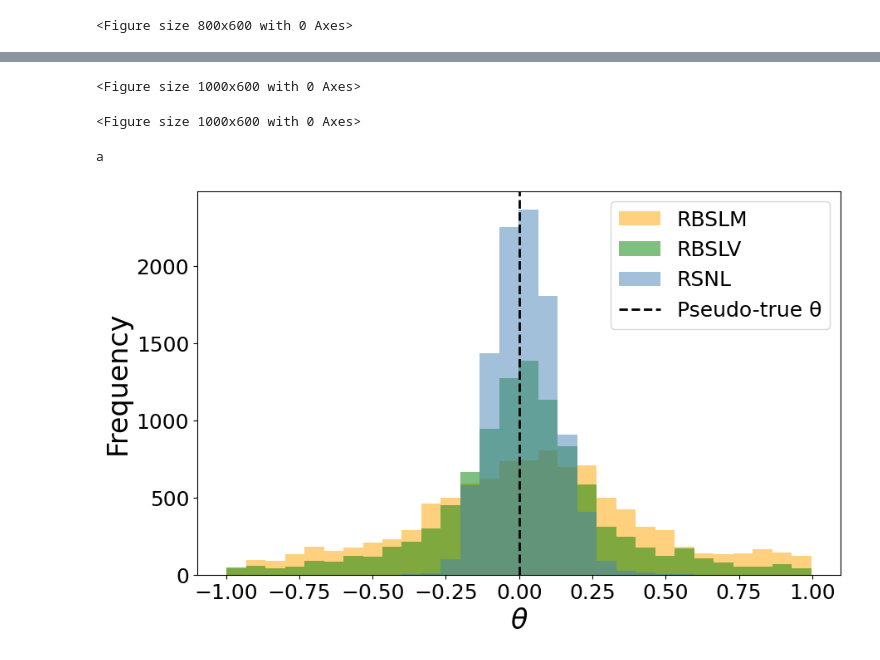
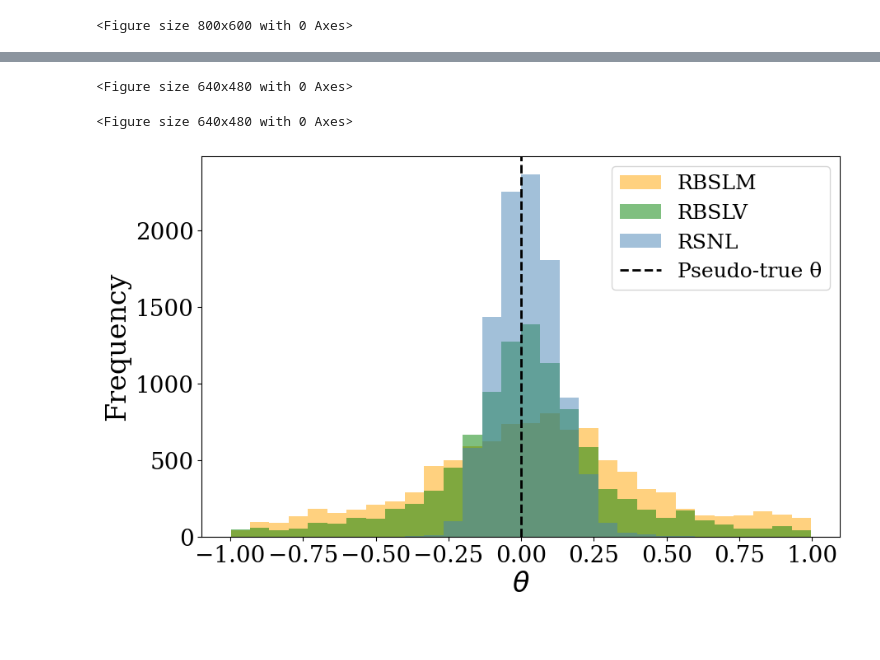
Before and after one commit to RyanJafefKelly/mm_sbi_review, a Jupyter notebook: notebooks/rbslm.ipynb, the cells around one changed output, grey strips where cells are left out. Cells and saved outputs as stored; diff of their text form; code cells hidden in the pictures; blank space fills up the shorter version.

```diff
--- a/notebooks/rbslm.ipynb
+++ b/notebooks/rbslm.ipynb
@@ -292,7 +292,16 @@ mbins = 30
 gamma_dict = dict(zip(['gamma_{}'.format(index) for index in range(rbsl_m.observed.size)], np.transpose(res_m.outputs['gamma'])))
 
 # Set global font size
-plt.rcParams.update({'font.size': 24})
+plt.rcParams.update({
+    # "text.usetex": True,  # Use LaTeX for text rendering
+    "font.family": "serif",  # Match LaTeX's default serif font
+    "font.size": 20,  # Adjust font size to match main text
+    "axes.labelsize": 20,  # Match axis label size
+    "axes.titlesize": 20,  # Match title size
+    "legend.fontsize": 18,  # Match legend font size
+    "xtick.labelsize": 20,  # Match tick label size
+    "ytick.labelsize": 20,  # Match tick label size
+})
 
 # Plot the marginal distributions
 for i, (key, values) in enumerate(gamma_dict.items()):
@@ -364,73 +385,99 @@ elfi.visualization.visualization.plot_marginals(gamma_dict, bins=mbins);
 # %%
 
-plt.rcParams.update({'font.size': 24})
-plt.figure(figsize=(10, 6))  # Set the figure size for better readability
-plt.hist(t1_samples_rbslm, density=True, bins=30, color='orange', alpha=0.75)  # Histogram with 30 bins
-plt.xlabel(r'$\theta$', fontsize=24)  # X-axis label
-plt.ylabel('Density', fontsize=24)  # Y-axis label
+plt.rcParams.update({
+    # "text.usetex": True,  # Use LaTeX for text rendering
+    "font.family": "serif",  # Match LaTeX's default serif font
+    "font.size": 20,  # Adjust font size to match main text
+    "axes.labelsize": 20,  # Match axis label size
+    "axes.titlesize": 20,  # Match title size
+    "legend.fontsize": 15,  # Match legend font size
+    "xtick.labelsize": 20,  # Match tick label size
+    "ytick.labelsize": 20,  # Match tick label size
+})
+# plt.figure(figsize=(10, 6))  # Set the figure size for better readability
+plt.hist(t1_samples_rbslm, bins=30, color='orange', alpha=0.75)  # Histogram with 30 bins
+plt.xlabel(r'$\theta$')  # X-axis label
+plt.ylabel('Frequency')  # Y-axis label
 # plt.title("RBSL-M", fontsize=24)  # Title
 # plt.grid(True, which='both', linestyle='--', linewidth=0.5)  # Enable grid with custom settings
 plt.axvline(x=0, color='black', linestyle='dashed', linewidth=2, label='Pseudo-true θ')  # Mean line
 # plt.text(np.mean(samples), plt.ylim()[1] * 0.9, 'Mean: {:.2f}'.format(np.mean(samples)), color='red', horizontalalignment='right')  # Text label for mean
-plt.legend(fontsize=24)  # Add legend
+# plt.legend(loc='upper left')  # Add legend
 plt.xlim([-1, 1])  # Set x-axis limits
 plt.xticks([-1, - 0, 1])  # Set x-axis ticks
-plt.yticks([0.0, 0.5, 1.0, 1.5])  # Set y-axis ticks
+plt.yticks([0, 500, 1000])  # Set y-axis ticks
 plt.tight_layout()  # Tight layout
 
 plt.savefig("rbslm.pdf")  # Save the figure as a PDF
 plt.clf()  # Clear the figure after saving
 # %% [output]
-<Figure size 1000x600 with 0 Axes>
+<Figure size 640x480 with 0 Axes>
 # %%
-plt.rcParams.update({'font.size': 24})
+plt.rcParams.update({
+    # "text.usetex": True,  # Use LaTeX for text rendering
+    "font.family": "serif",  # Match LaTeX's default serif font
+    "font.size": 20,  # Adjust font size to match main text
+    "axes.labelsize": 20,  # Match axis label size
+    "axes.titlesize": 20,  # Match title size
+    "legend.fontsize": 18,  # Match legend font size
+    "xtick.labelsize": 20,  # Match tick label size
+    "ytick.labelsize": 20,  # Match tick label size
+})
 
-plt.figure(figsize=(10, 6))  # Set the figure size for better readability
-plt.hist(t1_samples_rbslv, density=True, bins=30, color='green', alpha=0.75)  # Histogram with 30 bins
-plt.xlabel(r'$\theta$', fontsize=24)  # X-axis label
-plt.ylabel('Density', fontsize=24)  # Y-axis label
+# plt.figure(figsize=(10, 6))  # Set the figure size for better readability
+plt.hist(t1_samples_rbslv, bins=30, color='green', alpha=0.75)  # Histogram with 30 bins
+plt.xlabel(r'$\theta$')  # X-axis label
+plt.ylabel('Frequency')  # Y-axis label
 # plt.title("RBSL-V", fontsize=24)  # Title
 # plt.grid(True, which='both', linestyle='--', linewidth=0.5)  # Enable grid with custom settings
 plt.axvline(x=0, color='black', linestyle='dashed', linewidth=2, label='Pseudo-true θ')  # Mean line
 # plt.text(np.mean(samples), plt.ylim()[1] * 0.9, 'Mean: {:.2f}'.format(np.mean(samples)), color='red', horizontalalignment='right')  # Text label for mean
-plt.legend(fontsize=24)  # Add legend
+# plt.legend(fontsize=24)  # Add legend
 plt.xlim([-1, 1])  # Set x-axis limits
 plt.xticks([-1, - 0, 1])  # Set x-axis ticks
-plt.yticks([0.0, 0.5, 1.0, 1.5])  # Set y-axis ticks
+plt.yticks([0, 750, 1500])  # Set y-axis ticks
 plt.tight_layout()  # Tight layout
 plt.savefig("rbslv.pdf")  # Save the figure as a PDF
 plt.clf()  # Clear the figure after saving
 # %% [output]
-<Figure size 1000x600 with 0 Axes>
+<Figure size 640x480 with 0 Axes>
 # %%
 import pickle as pkl
 with open("thetas.pkl", "rb") as f:
     rsnl_thetas = pkl.load(f)
 # %%
-print('a')
+plt.rcParams.update({
+    # "text.usetex": True,  # Use LaTeX for text rendering
+    "font.family": "serif",  # Match LaTeX's default serif font
+    "font.size": 20,  # Adjust font size to match main text
+    "axes.labelsize": 20,  # Match axis label size
+    "axes.titlesize": 20,  # Match title size
+    "legend.fontsize": 18,  # Match legend font size
+    "xtick.labelsize": 20,  # Match tick label size
+    "ytick.labelsize": 20,  # Match tick label size
+})
 plt.figure(figsize=(10, 6))  # Set the figure size for better readability
 
 
 # Plot RBSLM
 _, bins, _ = plt.hist(t1_samples_rbslm, bins=30, color='orange', alpha=0.5, label='RBSLM')
 
 # Plot RBSLV
 plt.hist(t1_samples_rbslv, bins=bins, color='green', alpha=0.5, label='RBSLV')
 
 # Plot RSNL
 plt.hist(rsnl_thetas, bins=bins, color='steelblue', alpha=0.5, label='RSNL')
 
 
 plt.xlabel(r'$\theta$', fontsize=24)  # X-axis label
 plt.ylabel('Frequency', fontsize=24)  # Y-axis label
 # plt.title("Comparison of RSNL, RBSLM, and RBSLV", fontsize=24)  # Title
 plt.axvline(x=0, color='black', linestyle='dashed', linewidth=2, label='Pseudo-true θ')  # Mean line
 plt.legend(fontsize=18)  # Add legend
 plt.savefig("comparison_histogram.pdf")  # Save the figure as a PDF
 plt.show()  # Show the plot
 # %% [output]
-a
-[figure, old version]
+[figure, new version]
 # %%
 posterior_samples = t1_samples_rbslm
 
```
Also changed, not shown: parts of 5 cells of this notebook, 10 other files.
